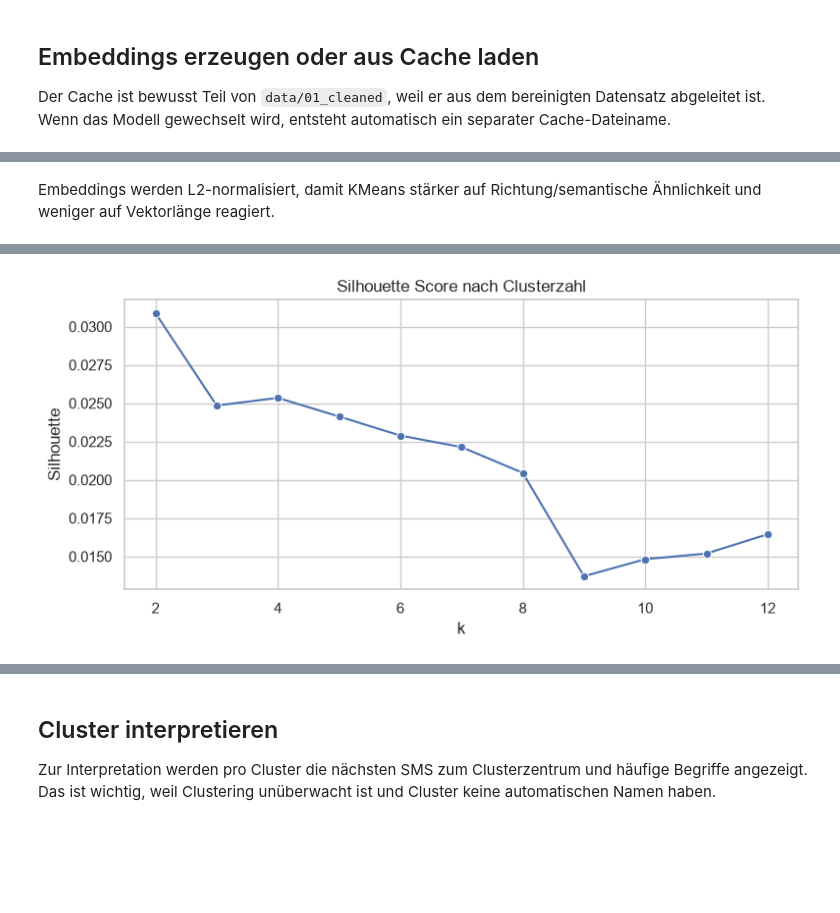
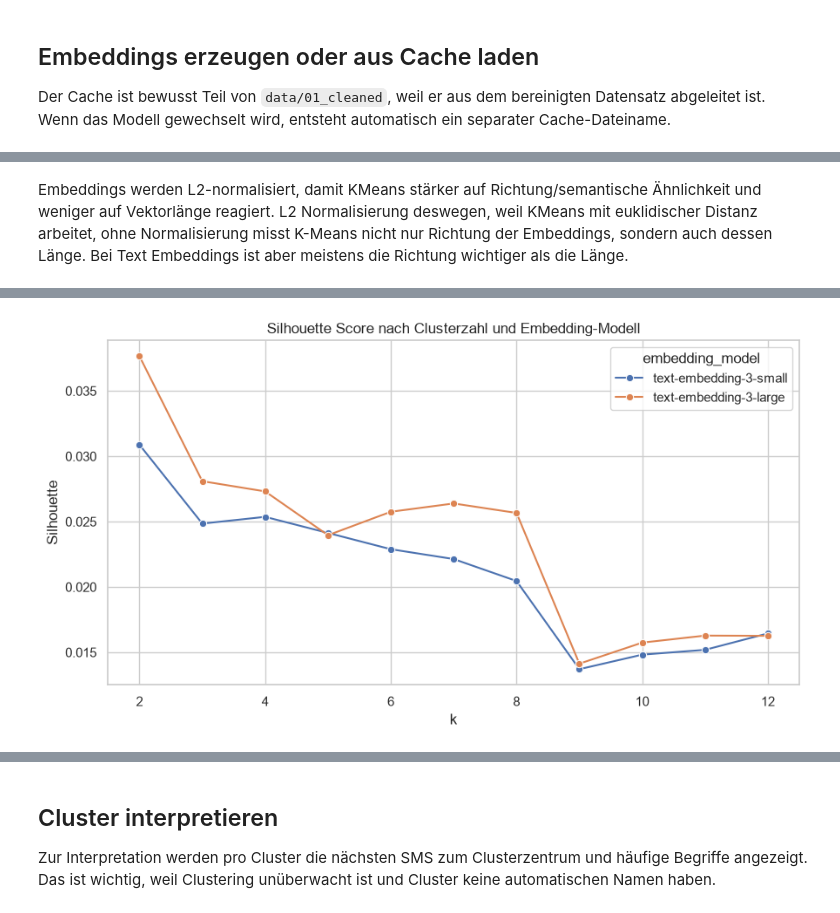
Before and after one commit to derZeiner/a1-bewerbung, a Jupyter notebook: 04_2_genai_clustering.ipynb, the cells around one changed output, grey strips where cells are left out. Cells and saved outputs as stored; diff of their text form; code cells hidden in the pictures; blank space fills up the shorter version.

```diff
--- a/04_2_genai_clustering.ipynb
+++ b/04_2_genai_clustering.ipynb
@@ -17,7 +17,7 @@ from openai import OpenAI
 from sklearn.cluster import KMeans
 from sklearn.decomposition import PCA
 from sklearn.feature_extraction.text import CountVectorizer
-from sklearn.metrics import silhouette_score
+from sklearn.metrics import adjusted_rand_score, silhouette_score
 from sklearn.metrics.pairwise import euclidean_distances
 from sklearn.preprocessing import normalize
 
@@ -28,6 +28,16 @@ load_dotenv()
 
 DATA_PATH = Path("data/01_cleaned/sms_cleaned.csv")
 CACHE_DIR = Path("data/01_cleaned")
-EMBEDDING_MODEL = os.getenv("OPENAI_EMBEDDING_MODEL", "text-embedding-3-small")
-EMBEDDING_CACHE = CACHE_DIR / f"sms_embeddings_{EMBEDDING_MODEL.replace('/', '_')}.npy"
 RANDOM_STATE = 42
+
+PRIMARY_EMBEDDING_MODEL = os.getenv("OPENAI_EMBEDDING_MODEL", "text-embedding-3-small")
+COMPARE_SMALL_AND_LARGE = True  # Auf False setzen, wenn nur PRIMARY_EMBEDDING_MODEL verwendet werden soll.
+SMALL_EMBEDDING_MODEL = "text-embedding-3-small"
+LARGE_EMBEDDING_MODEL = "text-embedding-3-large"
+
+EMBEDDING_MODELS = [PRIMARY_EMBEDDING_MODEL]
+if COMPARE_SMALL_AND_LARGE:
+    EMBEDDING_MODELS = [SMALL_EMBEDDING_MODEL, LARGE_EMBEDDING_MODEL]
+
+EMBEDDING_MODELS = list(dict.fromkeys(EMBEDDING_MODELS))
+print(f"Embedding models: {EMBEDDING_MODELS}")
@@ -112,22 +141,36 @@ Embedding rows match dataset rows: 5158
 # %% [markdown]
 Embeddings werden L2-normalisiert, damit KMeans stärker auf Richtung/semantische Ähnlichkeit und weniger auf Vektorlänge reagiert.
+L2 Normalisierung deswegen, weil KMeans mit euklidischer Distanz arbeitet, ohne Normalisierung misst K-Means nicht nur Richtung der Embeddings, sondern auch dessen Länge. Bei Text Embeddings ist aber meistens die Richtung wichtiger als die Länge.
 # %%
-X = normalize(embeddings)
+def score_kmeans_for_embeddings(vectors, model_name, k_values=range(2, 13)):
+    X_model = normalize(vectors)
+    rows = []
+    fitted = {}
+    for k in k_values:
+        model = KMeans(n_clusters=k, random_state=RANDOM_STATE, n_init=10)
+        labels = model.fit_predict(X_model)
+        score = silhouette_score(X_model, labels, metric="euclidean")
+        rows.append({"embedding_model": model_name, "k": k, "silhouette": score, "inertia": model.inertia_})
+        fitted[k] = {"model": model, "labels": labels, "X": X_model}
+    return pd.DataFrame(rows), fitted
 
-scores = []
-for k in range(2, 13):
-    model = KMeans(n_clusters=k, random_state=RANDOM_STATE, n_init=10)
-    labels = model.fit_predict(X)
-    score = silhouette_score(X, labels, metric="euclidean")
-    scores.append({"k": k, "silhouette": score, "inertia": model.inertia_})
+score_tables = []
+fitted_by_embedding_model = {}
+for model_name, vectors in embeddings_by_model.items():
+    model_scores, fitted = score_kmeans_for_embeddings(vectors, model_name)
+    score_tables.append(model_scores)
+    fitted_by_embedding_model[model_name] = fitted
 
-scores_df = pd.DataFrame(scores)
-display(scores_df.round(4))
+scores_all_df = pd.concat(score_tables, ignore_index=True)
+display(scores_all_df.round(4))
 
-fig, ax = plt.subplots(figsize=(8, 4))
-sns.lineplot(data=scores_df, x="k", y="silhouette", marker="o", ax=ax)
-ax.set_title("Silhouette Score nach Clusterzahl")
+fig, ax = plt.subplots(figsize=(9, 5))
+sns.lineplot(data=scores_all_df, x="k", y="silhouette", hue="embedding_model", marker="o", ax=ax)
+ax.set_title("Silhouette Score nach Clusterzahl und Embedding-Modell")
 ax.set_xlabel("k")
 ax.set_ylabel("Silhouette")
 plt.tight_layout()
+
+scores_df = scores_all_df[scores_all_df["embedding_model"] == EMBEDDING_MODEL].copy()
+X = fitted_by_embedding_model[EMBEDDING_MODEL][int(scores_df.sort_values("silhouette", ascending=False).iloc[0]["k"])] ["X"]
 # %% [output]
@@ -146,2 +194,2 @@ plt.tight_layout()
-[figure, old version]
+[figure, new version]
 # %%
```
Also changed, not shown: parts of 11 cells of this notebook, 2 other files.
